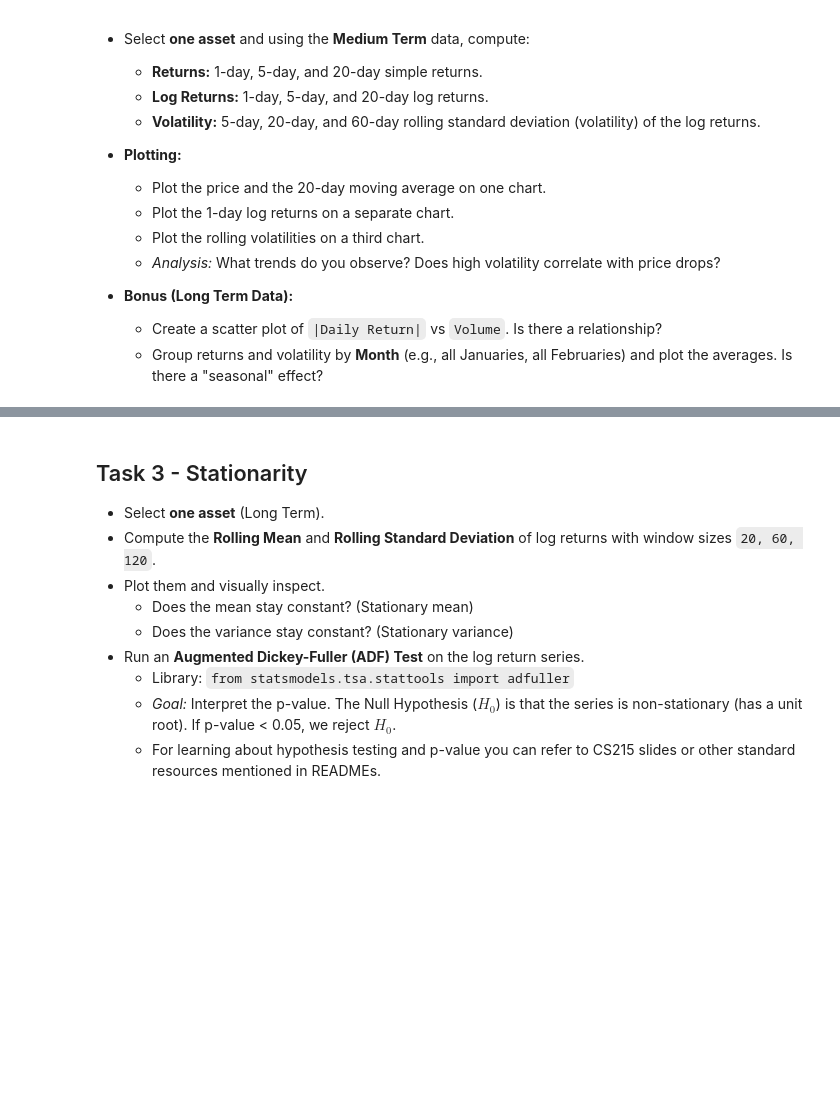
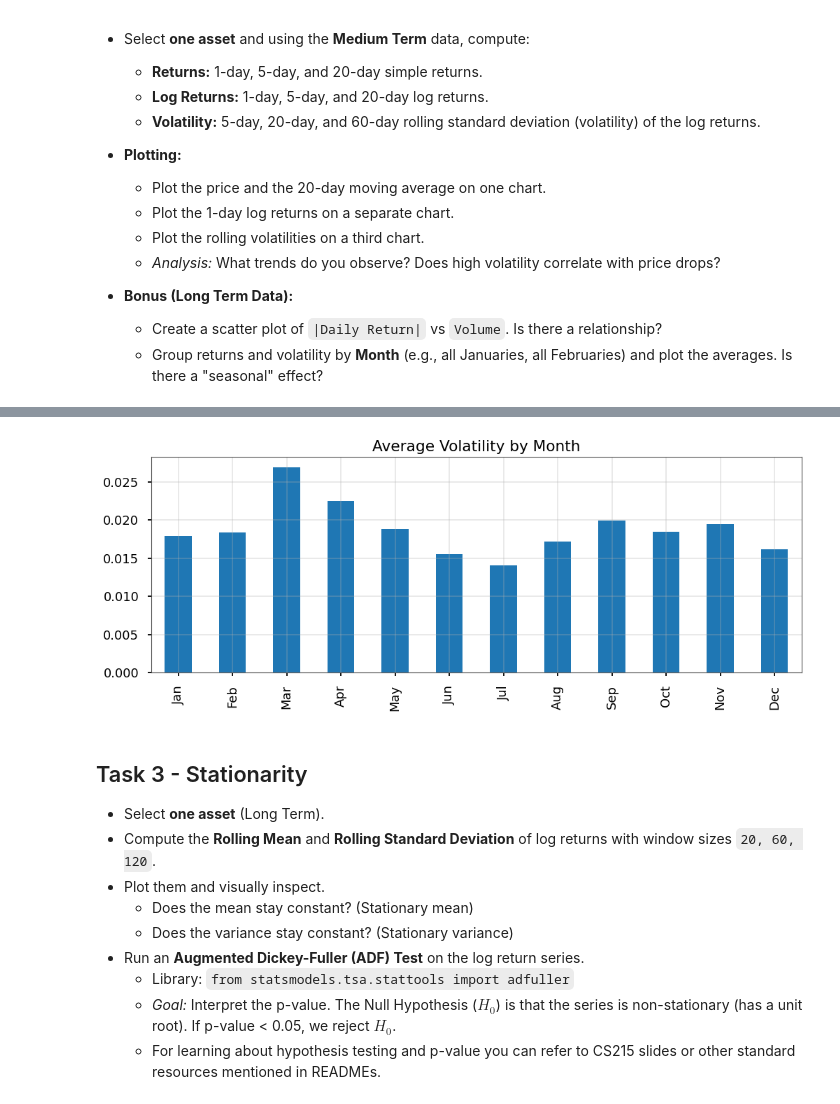
Before and after one commit to sparshvgpt/Predict2Optimize-WiDS-2025, a Jupyter notebook: week1/task1.ipynb, the cells around one changed output, grey strips where cells are left out. Drawn from its saved outputs; the diff is of its cells as text; code cells hidden in the pictures; blank space fills up the shorter version.

```diff
--- a/week1/task1.ipynb
+++ b/week1/task1.ipynb
@@ -115,3 +131,11 @@ Yes, price drops are generally correlated with high volatility in the above plot
+# %%
+monthly_avg_vol = vol_20d.groupby(vol_20d.index.month).mean()
+monthly_avg_vol.plot(kind='bar')
+plt.title('Average Volatility by Month')
+plt.xticks(range(12), ['Jan', 'Feb', 'Mar', 'Apr', 'May', 'Jun', 'Jul', 'Aug', 'Sep', 'Oct', 'Nov', 'Dec'])
+plt.show()
+# %% [output]
+[figure, added]
 # %% [markdown]
 ## Task 3 - Stationarity
 * Select **one asset** (Long Term).
```
Also changed, not shown: parts of 17 cells of this notebook, 1 other file.
